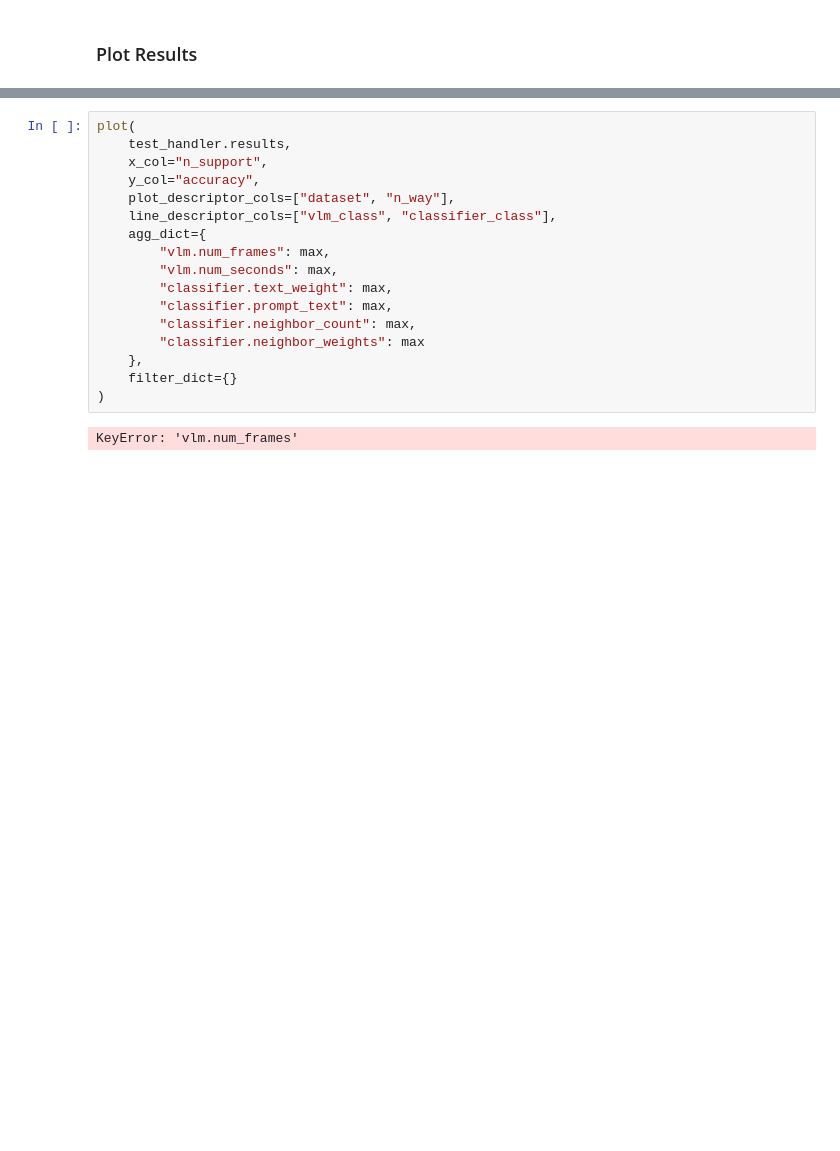
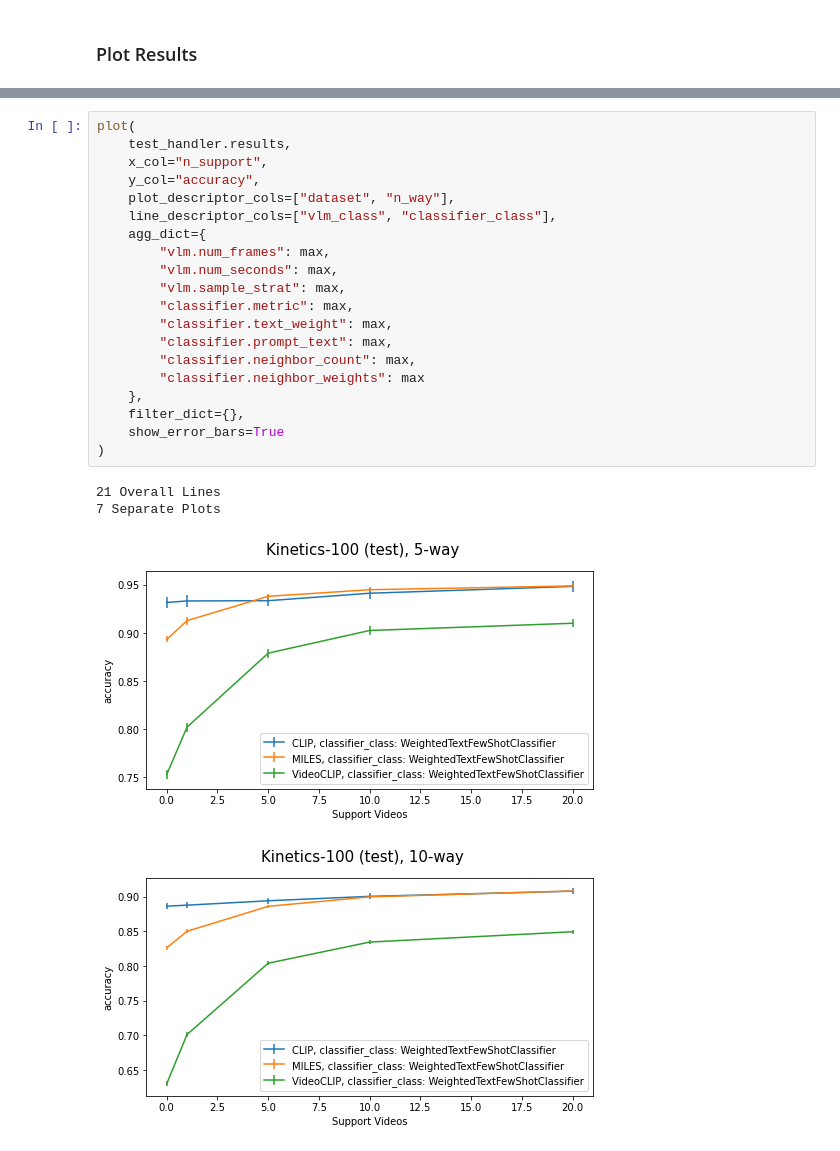
Before and after one commit to zanedurante/vlm_benchmark, a Jupyter notebook: vlm_param_tests.ipynb, the cells around one changed output, grey strips where cells are left out. Cells and saved outputs as stored; diff of their text form; blank space fills up the shorter version.

```diff
--- a/vlm_param_tests.ipynb
+++ b/vlm_param_tests.ipynb
@@ -118,19 +220,25 @@ ValueError: Expected n_neighbors <= n_samples,  but n_samples = 5, n_neighbors =
 # %%
 plot(
     test_handler.results,
     x_col="n_support",
     y_col="accuracy",
     plot_descriptor_cols=["dataset", "n_way"],
     line_descriptor_cols=["vlm_class", "classifier_class"],
     agg_dict={
         "vlm.num_frames": max,
         "vlm.num_seconds": max,
+        "vlm.sample_strat": max,
+        "classifier.metric": max,
         "classifier.text_weight": max,
         "classifier.prompt_text": max,
         "classifier.neighbor_count": max,
         "classifier.neighbor_weights": max
     },
-    filter_dict={}
+    filter_dict={},
+    show_error_bars=True
 )
 # %% [output]
-KeyError: 'vlm.num_frames'
+21 Overall Lines
+7 Separate Plots
+[figure, added]
+[figure, added]
```
Also changed, not shown: parts of 10 cells of this notebook, 3 other files.
